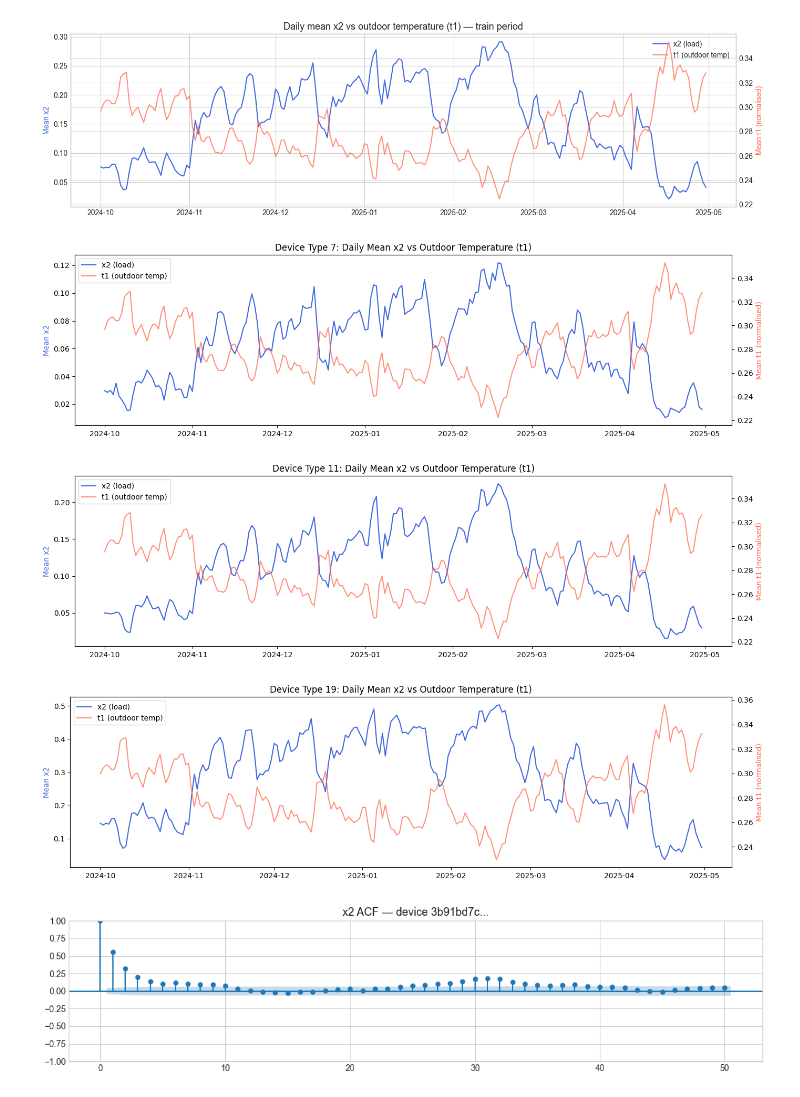
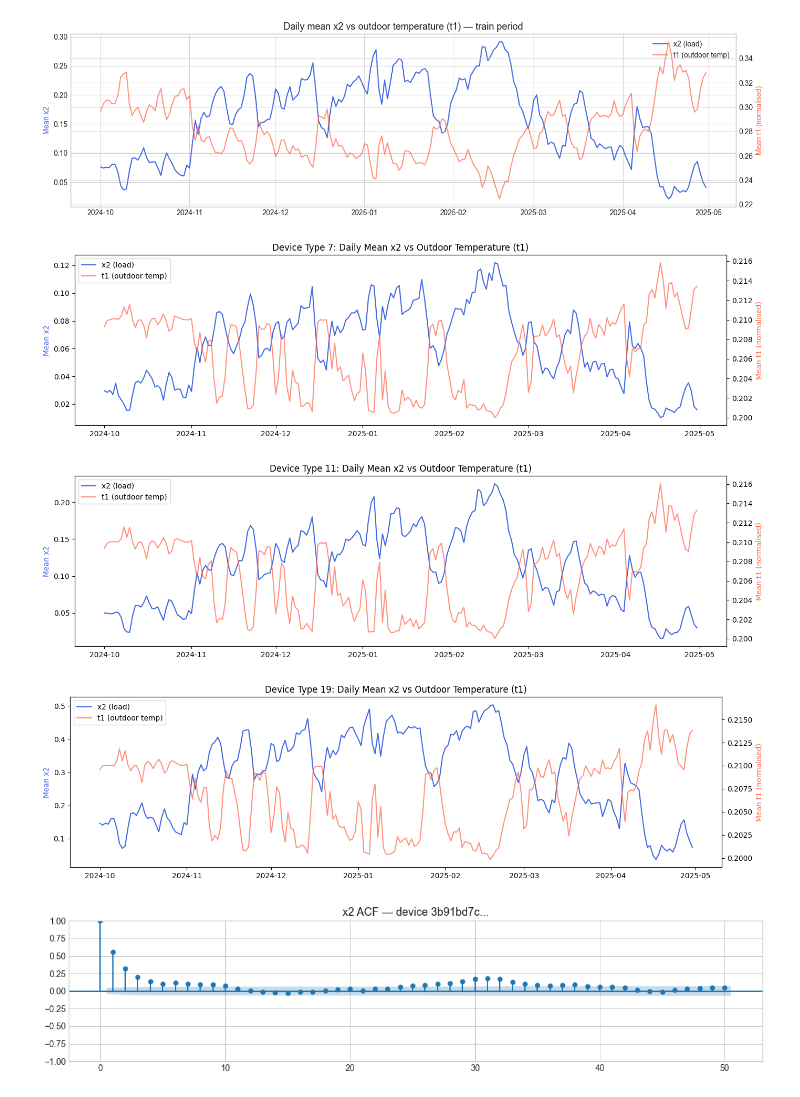
Before and after one commit to RageAgainstTheMachineLearning2026/Task3, a Jupyter notebook: eda_executed.ipynb, the cells around one changed output. Drawn from its saved outputs; the diff is of its cells as text; code cells hidden in the pictures.

```diff
--- a/eda_executed.ipynb
+++ b/eda_executed.ipynb
@@ -340,36 +340,37 @@ plt.show()
 # %%
 # Ensure timedate is in datetime format before processing
 train['timedate'] = pd.to_datetime(train['timedate'])
+tested_t = "t10"
 
 # Iterate through each unique device type
 for device_type, group in train.groupby('deviceType'):
     # Resample the specific group to daily mean
-    daily = group.set_index("timedate").resample("D")[["x2", "t1"]].mean()
+    daily = group.set_index("timedate").resample("D")[["x2", tested_t]].mean()
 
     # Create the figure and dual axes
     fig, ax1 = plt.subplots(figsize=(14, 4))
     ax2 = ax1.twinx()
 
     # Plot data
     ax1.plot(daily.index, daily["x2"], color="royalblue", label="x2 (load)")
-    ax2.plot(daily.index, daily["t1"], color="tomato", label="t1 (outdoor temp)", alpha=0.7)
+    ax2.plot(daily.index, daily[tested_t], color="tomato", label="t1 (outdoor temp)", alpha=0.7)
 
     # Formatting
     ax1.set_ylabel("Mean x2", color="royalblue")
     ax2.set_ylabel("Mean t1 (normalised)", color="tomato")
     ax1.set_title(f"Device Type {device_type}: Daily Mean x2 vs Outdoor Temperature (t1)")
 
     # Combine legends from both axes
     lines1, labels1 = ax1.get_legend_handles_labels()
     lines2, labels2 = ax2.get_legend_handles_labels()
     ax1.legend(lines1 + lines2, labels1 + labels2, loc='upper left')
 
     plt.tight_layout()
     plt.show()
 # %% [output]
-[figure, old version]
+[figure, new version]
-[figure, old version]
+[figure, new version]
-[figure, old version]
+[figure, new version]
 # %%
 # ACF for a sample device
 try:
```
Also changed, not shown: 3 other files.
